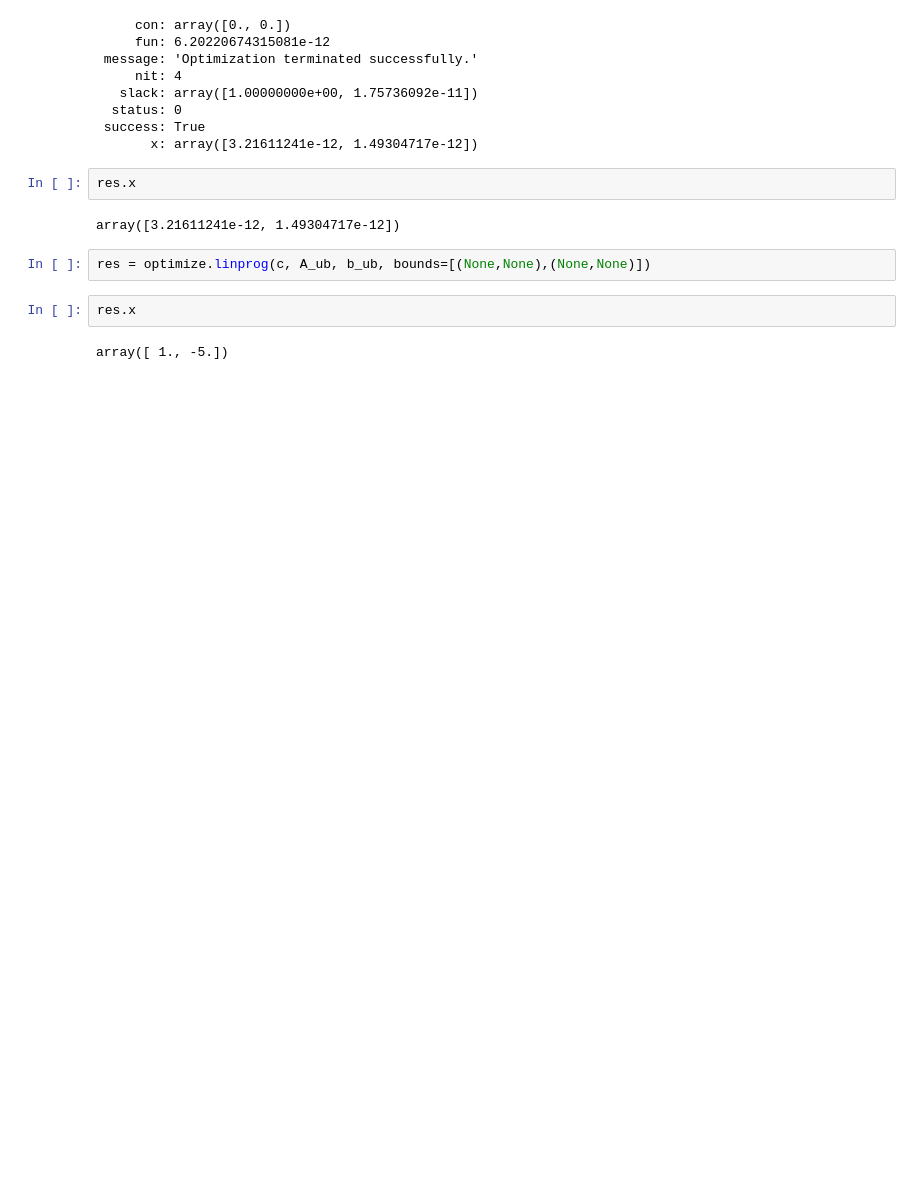
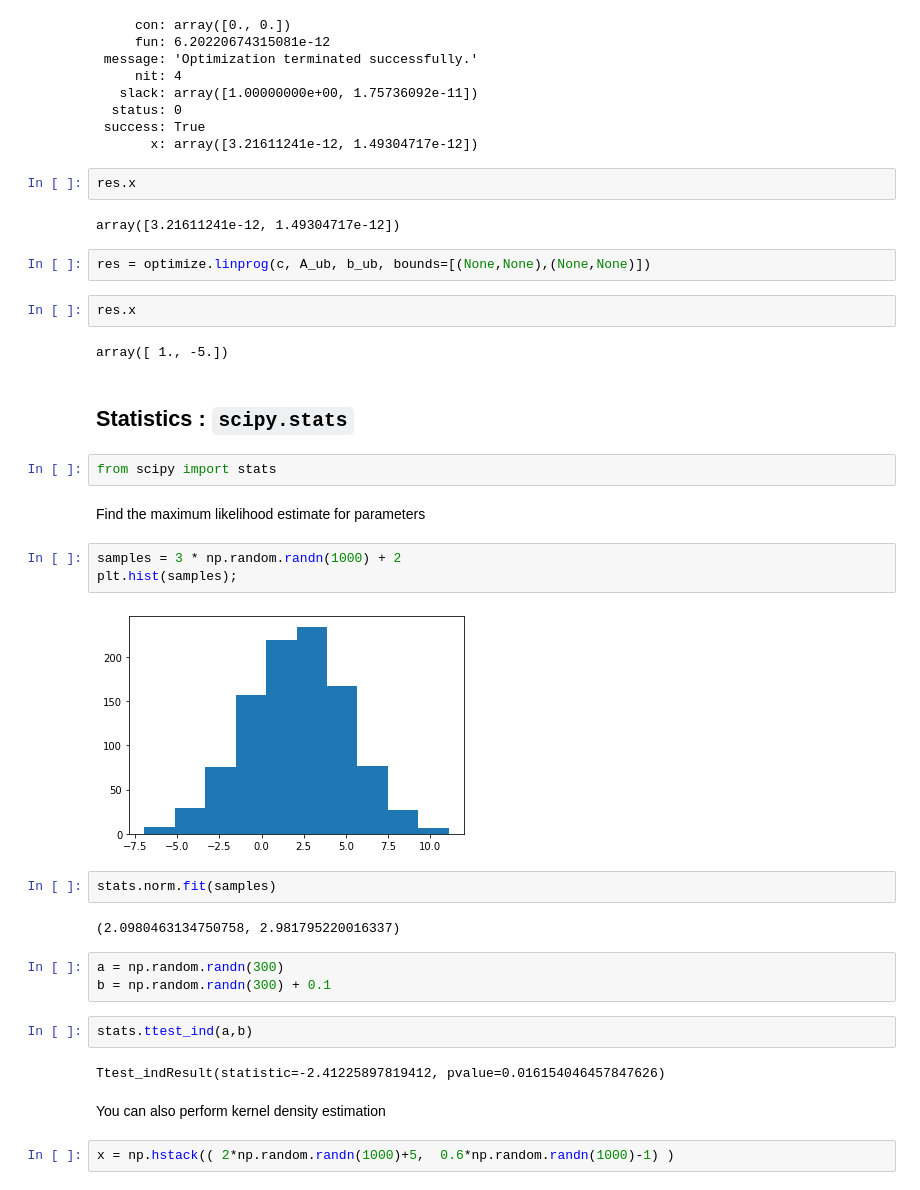
Before and after one commit to angelacpd/Scientific_Python, a Jupyter notebook: Lecture_5.ipynb, the cells around one changed output. Cells and saved outputs as stored; diff of their text form; blank space fills up the shorter version.

Commit message:
Lecture 5: SciPy - Stats

```diff
--- a/Lecture_5.ipynb
+++ b/Lecture_5.ipynb
@@ -343,3 +343,29 @@ res = optimize.linprog(c, A_ub, b_ub, bounds=[(None,None),(None,None)])
 res.x
 # %% [output]
 array([ 1., -5.])
+# %% [markdown]
+## Statistics : `scipy.stats`
+# %%
+from scipy import stats
+# %% [markdown]
+Find the maximum likelihood estimate for parameters
+# %%
+samples = 3 * np.random.randn(1000) + 2
+plt.hist(samples);
+# %% [output]
+[figure, added]
+# %%
+stats.norm.fit(samples)
+# %% [output]
+(2.0980463134750758, 2.981795220016337)
+# %%
+a = np.random.randn(300)
+b = np.random.randn(300) + 0.1
+# %%
+stats.ttest_ind(a,b)
+# %% [output]
+Ttest_indResult(statistic=-2.41225897819412, pvalue=0.016154046457847626)
+# %% [markdown]
+You can also perform kernel density estimation
+# %%
+x = np.hstack(( 2*np.random.randn(1000)+5,  0.6*np.random.randn(1000)-1) )
```
Also changed, not shown: parts of 5 cells of this notebook.
